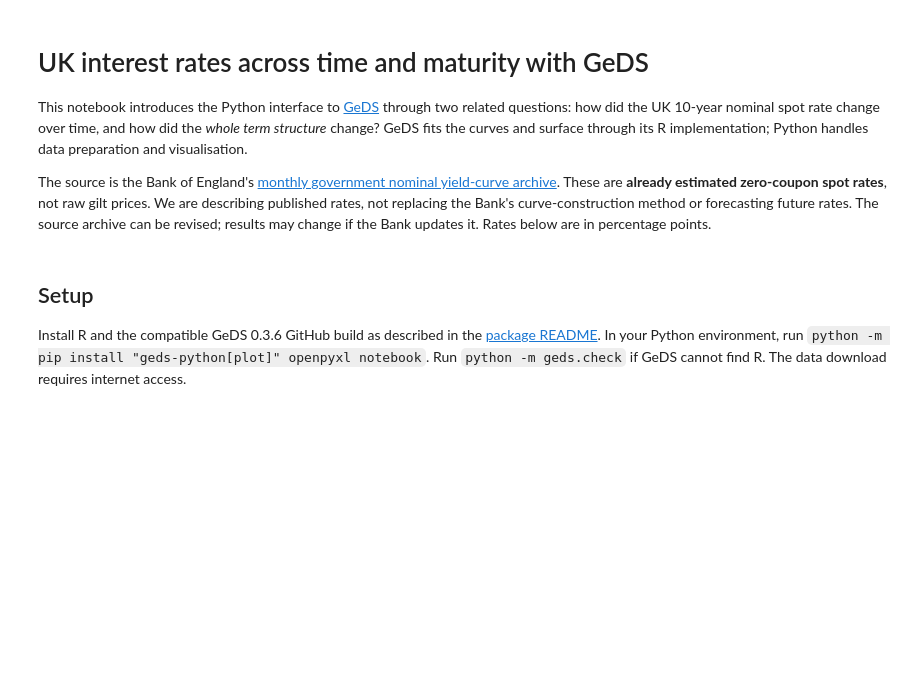
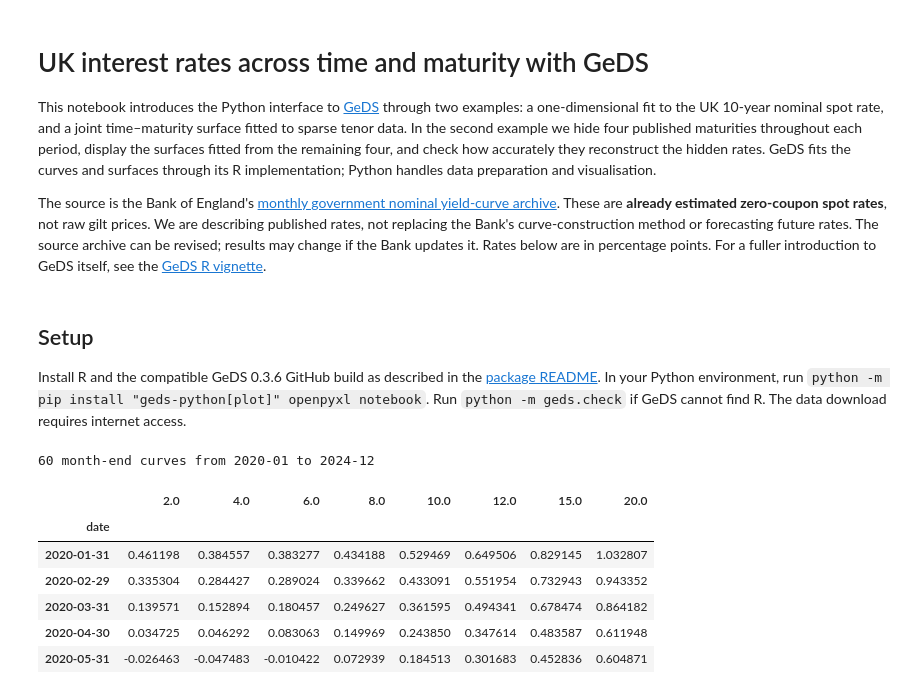
Before and after one commit to emilioluissaenzguillen/GeDS-python, a Jupyter notebook: examples/uk_yield_curves.ipynb, the cells around one changed output. Drawn from its saved outputs; the diff is of its cells as text; code cells hidden in the pictures; blank space fills up the shorter version.

```diff
--- a/examples/uk_yield_curves.ipynb
+++ b/examples/uk_yield_curves.ipynb
@@ -1,9 +1,9 @@
 # %% [markdown]
 # UK interest rates across time and maturity with GeDS
 
-This notebook introduces the Python interface to [GeDS](https://github.com/emilioluissaenzguillen/GeDS) through two related questions: how did the UK 10-year nominal spot rate change over time, and how did the *whole term structure* change? GeDS fits the curves and surface through its R implementation; Python handles data preparation and visualisation.
+This notebook introduces the Python interface to [GeDS](https://github.com/emilioluissaenzguillen/GeDS) through two examples: a one-dimensional fit to the UK 10-year nominal spot rate, and a joint time–maturity surface fitted to sparse tenor data. In the second example we hide four published maturities throughout each period, display the surfaces fitted from the remaining four, and check how accurately they reconstruct the hidden rates. GeDS fits the curves and surfaces through its R implementation; Python handles data preparation and visualisation.
 
-The source is the Bank of England's [monthly government nominal yield-curve archive](https://www.bankofengland.co.uk/statistics/yield-curves). These are **already estimated zero-coupon spot rates**, not raw gilt prices. We are describing published rates, not replacing the Bank's curve-construction method or forecasting future rates. The source archive can be revised; results may change if the Bank updates it. Rates below are in percentage points.
+The source is the Bank of England's [monthly government nominal yield-curve archive](https://www.bankofengland.co.uk/statistics/yield-curves). These are **already estimated zero-coupon spot rates**, not raw gilt prices. We are describing published rates, not replacing the Bank's curve-construction method or forecasting future rates. The source archive can be revised; results may change if the Bank updates it. Rates below are in percentage points. For a fuller introduction to GeDS itself, see the [GeDS R vignette](https://cran.r-project.org/web/packages/GeDS/vignettes/rpubs_GeDS.html).
 # %% [markdown]
 ## Setup
 
@@ -17,36 +17,57 @@ import matplotlib.pyplot as plt
 from matplotlib.lines import Line2D
 import numpy as np
 import pandas as pd
 from geds import GeDSRegressor
+
+COLOR_GEDS = '#C43C39'
+COLOR_BASELINE = '#2B7BBA'
+COLOR_OBSERVED = '#263238'
+COLOR_TENOR_GUIDE = '#60676D'
+COLOR_MATURITY_KNOT = '#6A51A3'
+plt.rcParams.update({
+    'axes.spines.top': False, 'axes.spines.right': False,
+    'axes.titlelocation': 'left', 'axes.titlesize': 13,
+    'font.size': 10, 'figure.dpi': 110,
+})
 
 ARCHIVE_URL = (
     'https://www.bankofengland.co.uk/-/media/boe/files/statistics/'
     'yield-curves/glcnominalmonthedata.zip'
 )
 WORKBOOK = 'GLC Nominal month end data_2016 to 2024.xlsx'
 START, END = '2020-01-01', '2024-12-31'
 MATURITIES = [2.0, 4.0, 6.0, 8.0, 10.0, 12.0, 15.0, 20.0]
 
 request = Request(ARCHIVE_URL, headers={'User-Agent': 'Mozilla/5.0'})
 with urlopen(request, timeout=60) as response:
     archive_bytes = response.read()
 with ZipFile(BytesIO(archive_bytes)) as archive:
     with archive.open(WORKBOOK) as workbook:
         sheet = pd.read_excel(workbook, sheet_name='4. spot curve', header=None)
 
 maturity_headers = pd.to_numeric(sheet.iloc[3, 1:], errors='coerce')
 columns = [int(np.argmin(abs(maturity_headers.to_numpy() - m))) + 1 for m in MATURITIES]
 assert all(abs(float(maturity_headers.iloc[c - 1]) - m) < 1e-6
            for c, m in zip(columns, MATURITIES))
 wide = sheet.iloc[5:, [0, *columns]].copy()
 wide.columns = ['date', *MATURITIES]
 wide['date'] = pd.to_datetime(wide['date'], errors='coerce')
-wide = wide.loc[wide['date'].between(START, END)].set_index('date').sort_index()
-wide = wide.apply(pd.to_numeric, errors='coerce')
-wide = wide.dropna(subset=MATURITIES)
+all_wide = wide.set_index('date').sort_index()
+all_wide = all_wide.apply(pd.to_numeric, errors='coerce')
+all_wide = all_wide.dropna(subset=MATURITIES)
+wide = all_wide.loc[START:END].copy()
 assert len(wide) == 60 and wide.index.is_unique, 'Check the source layout or missing months.'
 print(f'{len(wide)} month-end curves from {wide.index.min():%Y-%m} to {wide.index.max():%Y-%m}')
 wide.head()
+# %% [output]
+60 month-end curves from 2020-01 to 2024-12
+|  | 2.0 | 4.0 | 6.0 | 8.0 | 10.0 | 12.0 | 15.0 | 20.0 |
+| date |  |  |  |  |  |  |  |  |
+| 2020-01-31 | 0.461198 | 0.384557 | 0.383277 | 0.434188 | 0.529469 | 0.649506 | 0.829145 | 1.032807 |
+| 2020-02-29 | 0.335304 | 0.284427 | 0.289024 | 0.339662 | 0.433091 | 0.551954 | 0.732943 | 0.943352 |
+| 2020-03-31 | 0.139571 | 0.152894 | 0.180457 | 0.249627 | 0.361595 | 0.494341 | 0.678474 | 0.864182 |
+| 2020-04-30 | 0.034725 | 0.046292 | 0.083063 | 0.149969 | 0.243850 | 0.347614 | 0.483587 | 0.611948 |
+| 2020-05-31 | -0.026463 | -0.047483 | -0.010422 | 0.072939 | 0.184513 | 0.301683 | 0.452836 | 0.604871 |
 # %% [markdown]
 ## 1. One maturity: the 10-year rate over time
 
```
Also changed, not shown: parts of 8 cells of this notebook, 1 other file.
